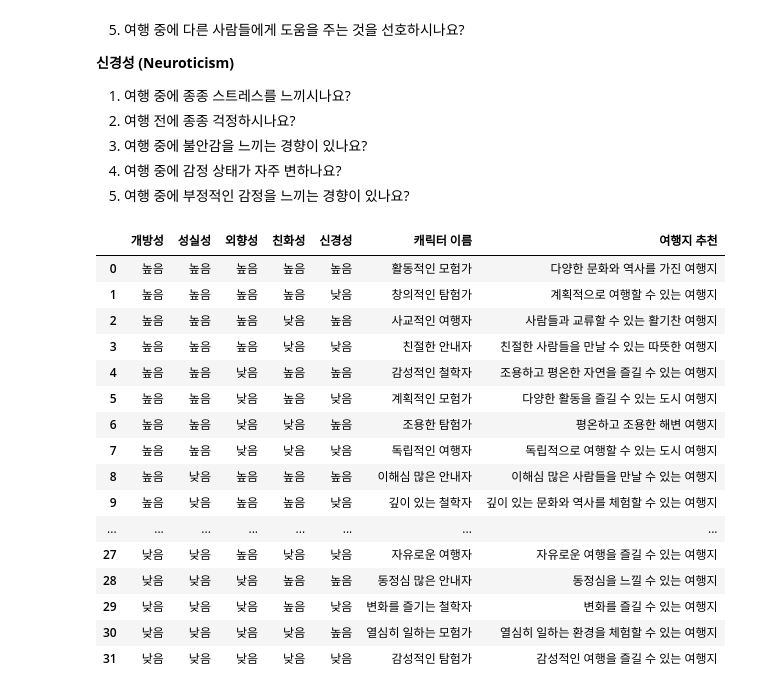
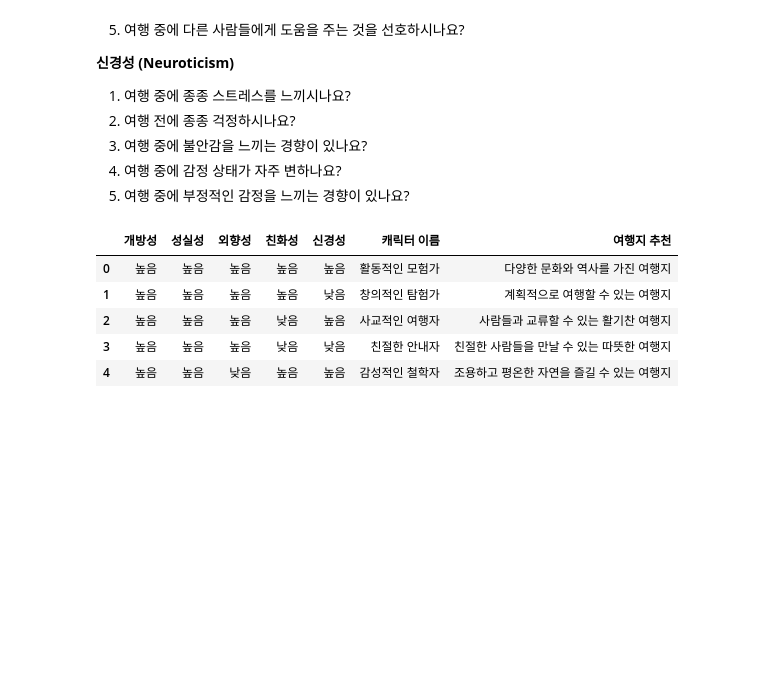
Before and after one commit to dorae222/KTO_GenAI_Hackaton, a Jupyter notebook: trip_recommend.ipynb, the cells around one changed output. Saved outputs shown, nothing was run; the diff lists cells and outputs as text; code cells hidden in the pictures; blank space fills up the shorter version.

```diff
--- a/trip_recommend.ipynb
+++ b/trip_recommend.ipynb
@@ -47,25 +49,14 @@ import json
 5. 여행 중에 부정적인 감정을 느끼는 경향이 있나요?
 # %%
 data = pd.read_csv("trip_personality.csv")
-data
+data.head()
 # %% [output]
 |  | 개방성 | 성실성 | 외향성 | 친화성 | 신경성 | 캐릭터 이름 | 여행지 추천 |
 | 0 | 높음 | 높음 | 높음 | 높음 | 높음 | 활동적인 모험가 | 다양한 문화와 역사를 가진 여행지 |
 | 1 | 높음 | 높음 | 높음 | 높음 | 낮음 | 창의적인 탐험가 | 계획적으로 여행할 수 있는 여행지 |
 | 2 | 높음 | 높음 | 높음 | 낮음 | 높음 | 사교적인 여행자 | 사람들과 교류할 수 있는 활기찬 여행지 |
 | 3 | 높음 | 높음 | 높음 | 낮음 | 낮음 | 친절한 안내자 | 친절한 사람들을 만날 수 있는 따뜻한 여행지 |
 | 4 | 높음 | 높음 | 낮음 | 높음 | 높음 | 감성적인 철학자 | 조용하고 평온한 자연을 즐길 수 있는 여행지 |
-| 5 | 높음 | 높음 | 낮음 | 높음 | 낮음 | 계획적인 모험가 | 다양한 활동을 즐길 수 있는 도시 여행지 |
-| 6 | 높음 | 높음 | 낮음 | 낮음 | 높음 | 조용한 탐험가 | 평온하고 조용한 해변 여행지 |
-| 7 | 높음 | 높음 | 낮음 | 낮음 | 낮음 | 독립적인 여행자 | 독립적으로 여행할 수 있는 도시 여행지 |
-| 8 | 높음 | 낮음 | 높음 | 높음 | 높음 | 이해심 많은 안내자 | 이해심 많은 사람들을 만날 수 있는 여행지 |
-| 9 | 높음 | 낮음 | 높음 | 높음 | 낮음 | 깊이 있는 철학자 | 깊이 있는 문화와 역사를 체험할 수 있는 여행지 |
-| ... | ... | ... | ... | ... | ... | ... | ... |
-| 27 | 낮음 | 낮음 | 높음 | 낮음 | 낮음 | 자유로운 여행자 | 자유로운 여행을 즐길 수 있는 여행지 |
-| 28 | 낮음 | 낮음 | 낮음 | 높음 | 높음 | 동정심 많은 안내자 | 동정심을 느낄 수 있는 여행지 |
-| 29 | 낮음 | 낮음 | 낮음 | 높음 | 낮음 | 변화를 즐기는 철학자 | 변화를 즐길 수 있는 여행지 |
-| 30 | 낮음 | 낮음 | 낮음 | 낮음 | 높음 | 열심히 일하는 모험가 | 열심히 일하는 환경을 체험할 수 있는 여행지 |
-| 31 | 낮음 | 낮음 | 낮음 | 낮음 | 낮음 | 감성적인 탐험가 | 감성적인 여행을 즐길 수 있는 여행지 |
 # %%
 # 사용자 랜덤 생성
 user_responses = {
```
Also changed, not shown: parts of 12 cells of this notebook.
